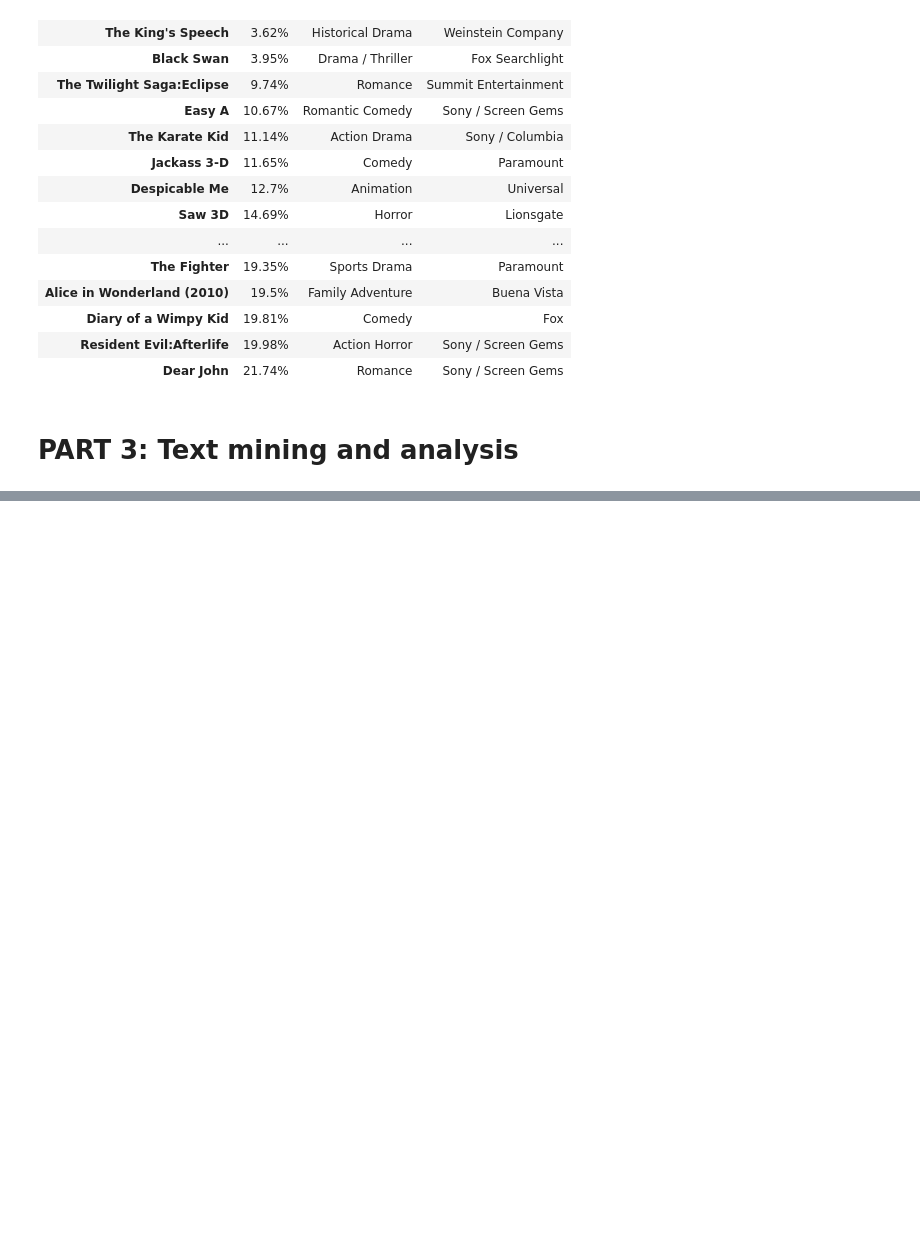
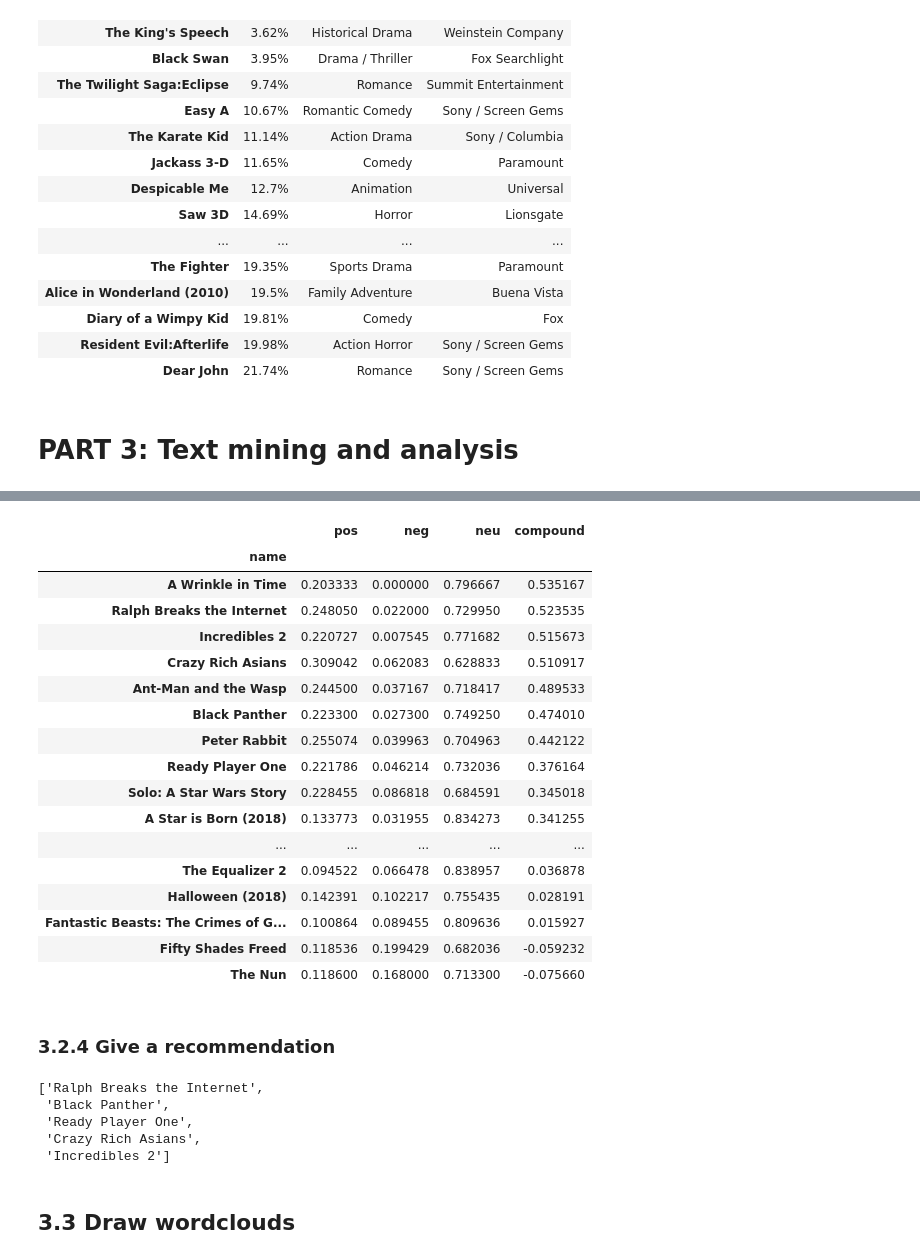
Before and after one commit to yz3432/TFA, a Jupyter notebook: project.ipynb, the cells around one changed output, grey strips where cells are left out. Saved outputs shown, nothing was run; the diff lists cells and outputs as text; code cells hidden in the pictures; blank space fills up the shorter version.

```diff
--- a/project.ipynb
+++ b/project.ipynb
@@ -1355,4 +1354,26 @@ def vader_comparison(reviews):
     return df_v
 # %%
 df_v = vader_comparison(name_review)
+df_v
+# %% [output]
+|  | pos | neg | neu | compound |
+| name |  |  |  |  |
+| A Wrinkle in Time | 0.203333 | 0.000000 | 0.796667 | 0.535167 |
+| Ralph Breaks the Internet | 0.248050 | 0.022000 | 0.729950 | 0.523535 |
+| Incredibles 2 | 0.220727 | 0.007545 | 0.771682 | 0.515673 |
+| Crazy Rich Asians | 0.309042 | 0.062083 | 0.628833 | 0.510917 |
+| Ant-Man and the Wasp | 0.244500 | 0.037167 | 0.718417 | 0.489533 |
+| Black Panther | 0.223300 | 0.027300 | 0.749250 | 0.474010 |
+| Peter Rabbit | 0.255074 | 0.039963 | 0.704963 | 0.442122 |
+| Ready Player One | 0.221786 | 0.046214 | 0.732036 | 0.376164 |
+| Solo: A Star Wars Story | 0.228455 | 0.086818 | 0.684591 | 0.345018 |
+| A Star is Born (2018) | 0.133773 | 0.031955 | 0.834273 | 0.341255 |
+| ... | ... | ... | ... | ... |
+| The Equalizer 2 | 0.094522 | 0.066478 | 0.838957 | 0.036878 |
+| Halloween (2018) | 0.142391 | 0.102217 | 0.755435 | 0.028191 |
+| Fantastic Beasts: The Crimes of G... | 0.100864 | 0.089455 | 0.809636 | 0.015927 |
+| Fifty Shades Freed | 0.118536 | 0.199429 | 0.682036 | -0.059232 |
+| The Nun | 0.118600 | 0.168000 | 0.713300 | -0.075660 |
+# %% [markdown]
+ <h3> 3.2.4 Give a recommendation</h3>
 # %%
@@ -1373,3 +1394,14 @@ def get_recommendation(num):
+# %%
+recommendation = get_recommendation(5)
+recommendation
+# %% [output]
+['Ralph Breaks the Internet',
+ 'Black Panther',
+ 'Ready Player One',
+ 'Crazy Rich Asians',
+ 'Incredibles 2']
+# %% [markdown]
+<h2> 3.3 Draw wordclouds</h2>
 # %%
 from wordcloud import WordCloud, STOPWORDS
 import matplotlib.pyplot as plt
```
Also changed, not shown: parts of 38 cells of this notebook.
